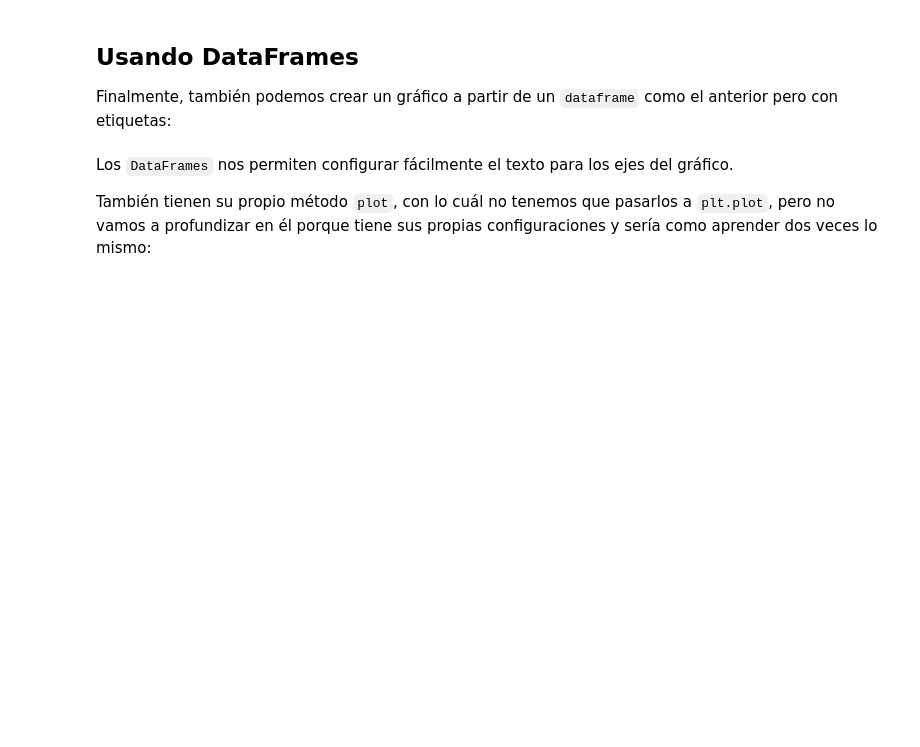
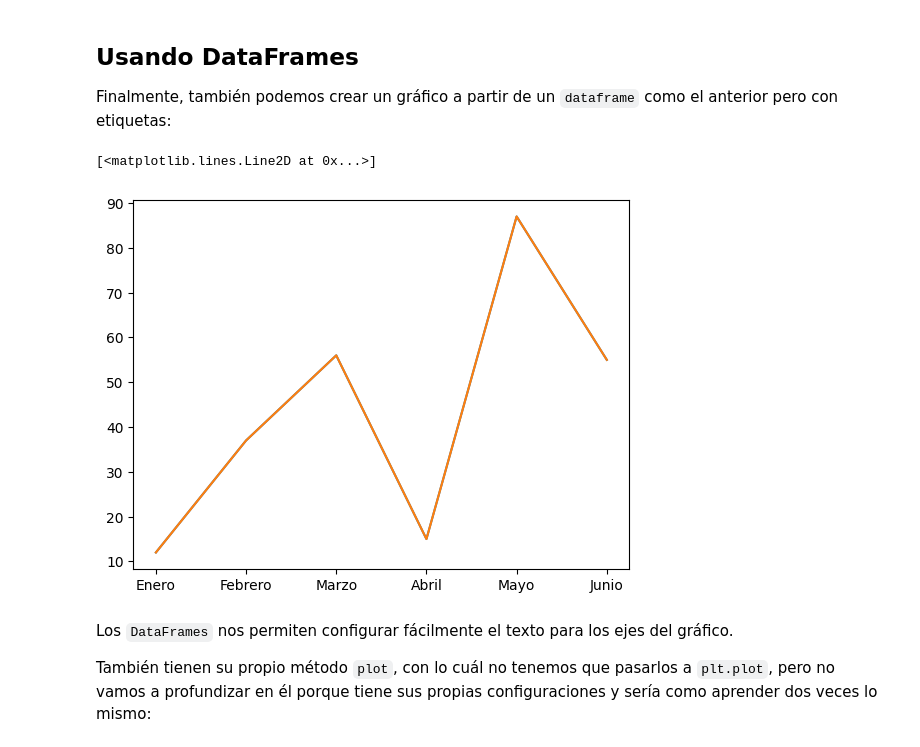
Before and after one commit to ajmenaa/phyton_basico_ICAI, a Jupyter notebook: Estudiantes/johanhidalgo/10_Matplotlib/02 - Primeros gráficos.ipynb, the cells around one changed output. Saved outputs shown, nothing was run; the diff lists cells and outputs as text; code cells hidden in the pictures; blank space fills up the shorter version.

```diff
--- a/Estudiantes/johanhidalgo/10_Matplotlib/02 - Primeros gráficos.ipynb
+++ b/Estudiantes/johanhidalgo/10_Matplotlib/02 - Primeros gráficos.ipynb
@@ -37,6 +46,11 @@ Finalmente, también podemos crear un gráfico a partir de un `dataframe` como e
 df = pd.DataFrame(ahorros, index=['Enero','Febrero','Marzo','Abril','Mayo','Junio'])
 # %%
 # Dibujar gráfico
+
+plt.plot(df)
+# %% [output]
+[<matplotlib.lines.Line2D at 0x...>]
+[figure, added]
 # %% [markdown]
 Los `DataFrames` nos permiten configurar fácilmente el texto para los ejes del gráfico.
 
```
Also changed, not shown: parts of 4 cells of this notebook, 2 other files.
